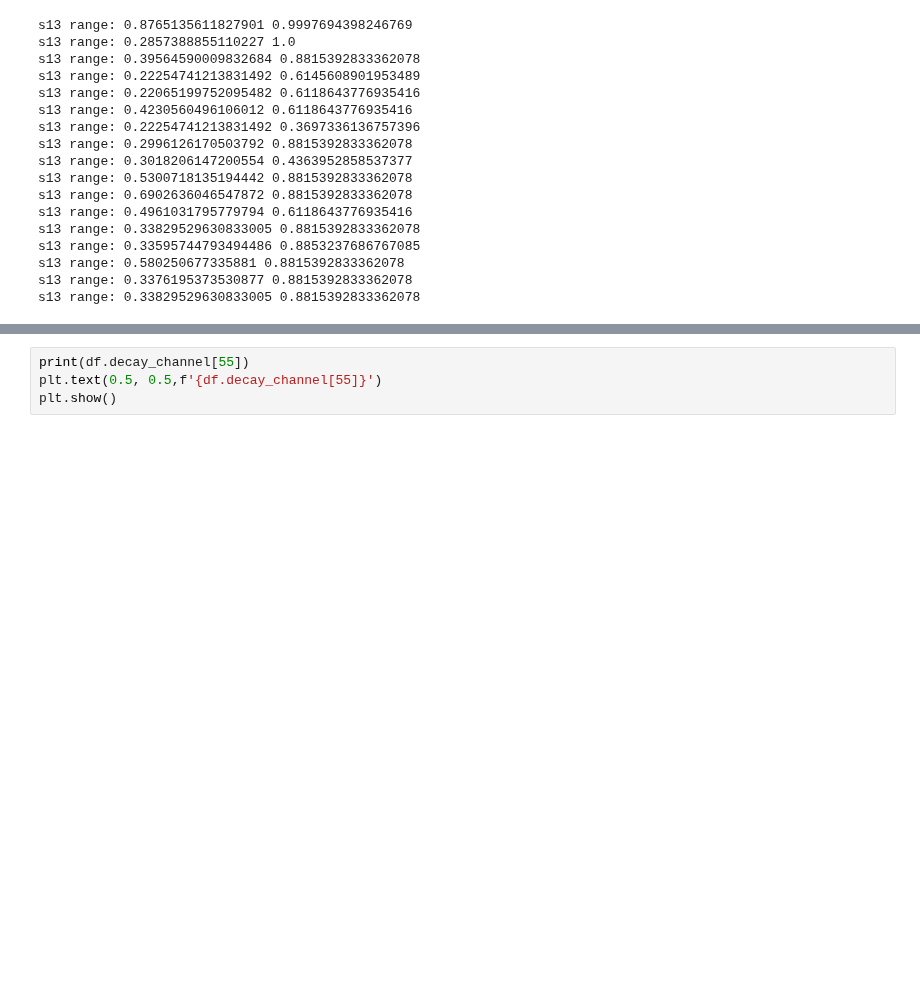
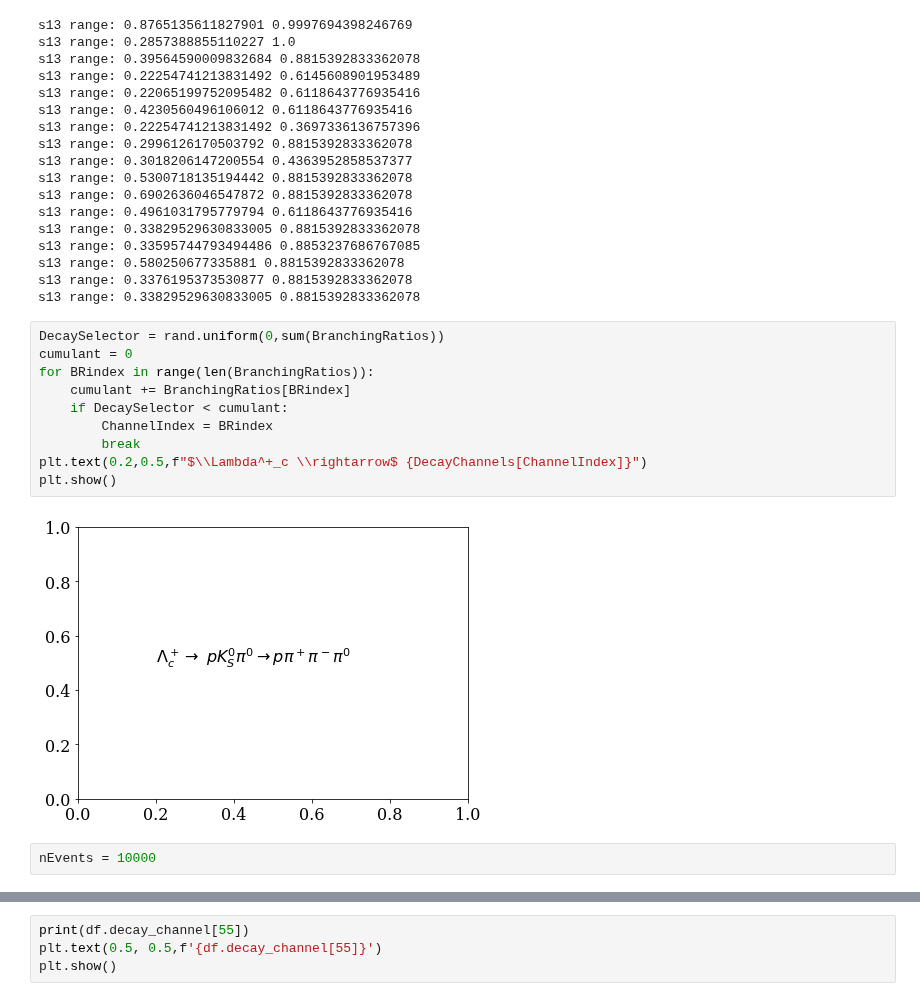
Before and after one commit to sebouh137/fcal_sim, a Jupyter notebook: SimpleEventGenerator_Alec.ipynb, the cells around one changed output, grey strips where cells are left out. Saved outputs shown, nothing was run; the diff lists cells and outputs as text; blank space fills up the shorter version.

Commit message:
event generator pass

```diff
--- a/SimpleEventGenerator_Alec.ipynb
+++ b/SimpleEventGenerator_Alec.ipynb
@@ -572,6 +572,20 @@ s13 range: 0.33595744793494486 0.8853237686767085
 s13 range: 0.580250677335881 0.8815392833362078
 s13 range: 0.3376195373530877 0.8815392833362078
 s13 range: 0.33829529630833005 0.8815392833362078
+# %%
+DecaySelector = rand.uniform(0,sum(BranchingRatios))
+cumulant = 0
+for BRindex in range(len(BranchingRatios)):
+    cumulant += BranchingRatios[BRindex]
+    if DecaySelector < cumulant:
+        ChannelIndex = BRindex
+        break
+plt.text(0.2,0.5,f"$\\Lambda^+_c \\rightarrow$ {DecayChannels[ChannelIndex]}")
+plt.show()
+# %% [output]
+[figure, added]
+# %%
+nEvents = 10000
 # %%
 toc = time.perf_counter_ns()
 d1 = {a:[] for a in "decay_channel decay_index initial_names intmdt_names final_names".split()} #
```
Also changed, not shown: parts of 9 cells of this notebook.
